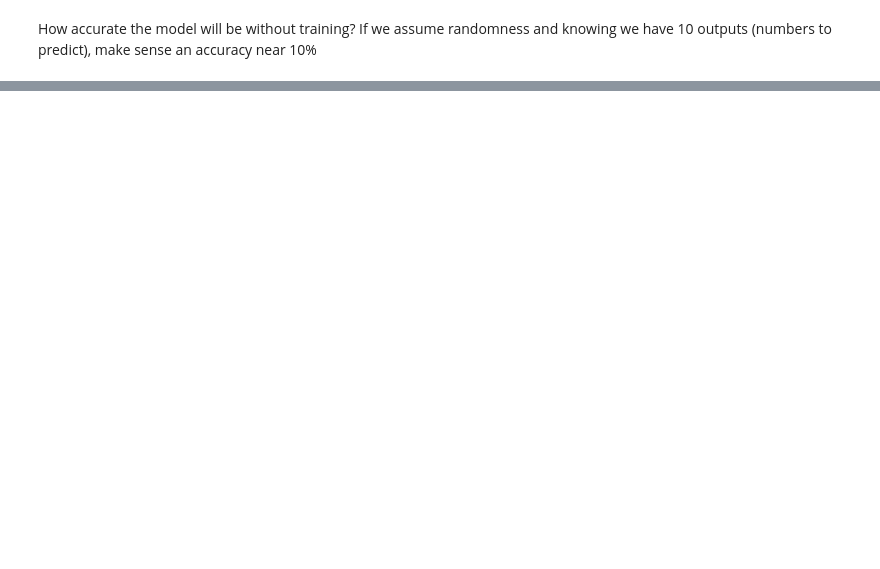
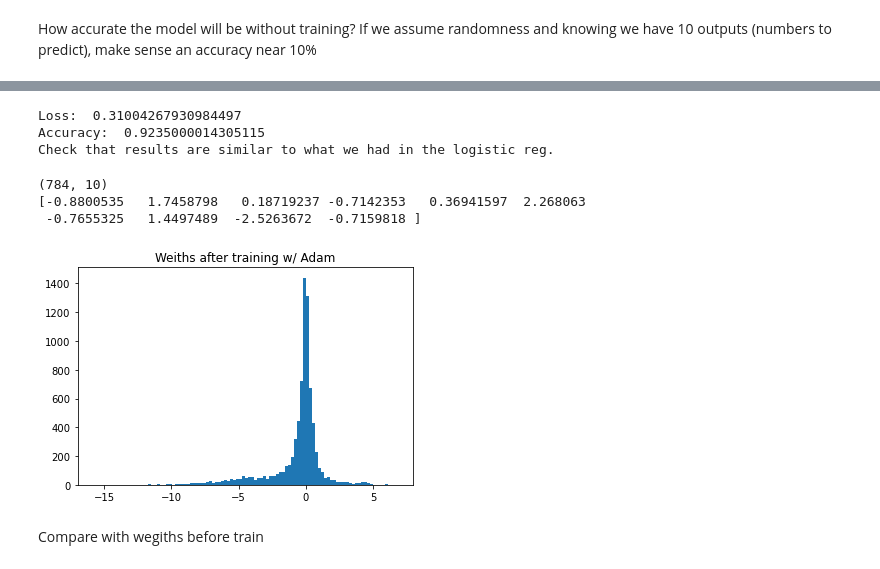
Before and after one commit to GabrielTorga/NNs, a Jupyter notebook: MNIST_multiclass.ipynb, the cells around one changed output, grey strips where cells are left out. Drawn from its saved outputs; the diff is of its cells as text; code cells hidden in the pictures; blank space fills up the shorter version.

```diff
--- a/MNIST_multiclass.ipynb
+++ b/MNIST_multiclass.ipynb
@@ -257,0 +286,25 @@ Epoch 00500: val_loss improved from 0.29916 to 0.29910, saving model to log_reg.
+# %%
+K.clear_session() # Necesario para usar tensorboard para que no de error al correrlo por segunda vez
+
+output_size = 10
+# Creo el modelo
+model_single_layer = Sequential()
+model_single_layer.add(Flatten(input_shape=x_train.shape[1:])) # Flatten input shape, this can be done before defining the model
+model_single_layer.add(Dense(output_size,
+                             kernel_initializer='normal', name='Salida')) # One dense, output. 10 units
+model_single_layer.add(Activation('softmax')) # Softmax for multiclass
+model_single_layer.summary()
+# %%
+lr = 0.001
+SGD = tf.keras.optimizers.Adam(learning_rate=lr)
+model_single_layer.compile(loss = 'categorical_crossentropy', optimizer=SGD, metrics=['accuracy'])
+
+batch_size = 1000
+batch_size = 100
+model_single_layer.fit(x_train,
+                       y_train_categorical,
+                       epochs=250, batch_size=batch_size,
+                       verbose=1,
+                       validation_data = (x_val, y_val_categorical),
+                       callbacks=[plot_losses, checkpointer],
+                      )
@@ -257,0 +331,24 @@ Epoch 00500: val_loss improved from 0.29916 to 0.29910, saving model to log_reg.
+# %%
+score = model_single_layer.evaluate(x_test, y_test_categorical, verbose=0)
+print("Loss: ", score[0])
+print("Accuracy: ", score[1])
+print('Check that results are similar to what we had in the logistic reg.')
+# %% [output]
+Loss:  0.31004267930984497
+Accuracy:  0.9235000014305115
+Check that results are similar to what we had in the logistic reg.
+# %%
+weights = model_single_layer.get_weights()[0]
+biases = model_single_layer.get_weights()[1]
+print(weights.shape)
+print(biases)
+plt.hist(weights.flatten(), 100)
+plt.title('Weiths after training w/ Adam')
+plt.show()
+# %% [output]
+(784, 10)
+[-0.8800535   1.7458798   0.18719237 -0.7142353   0.36941597  2.268063
+ -0.7655325   1.4497489  -2.5263672  -0.7159818 ]
+[figure, added]
+# %% [markdown]
+Compare with wegiths before train
```
Also changed, not shown: parts of 16 cells of this notebook, 1 other file.
